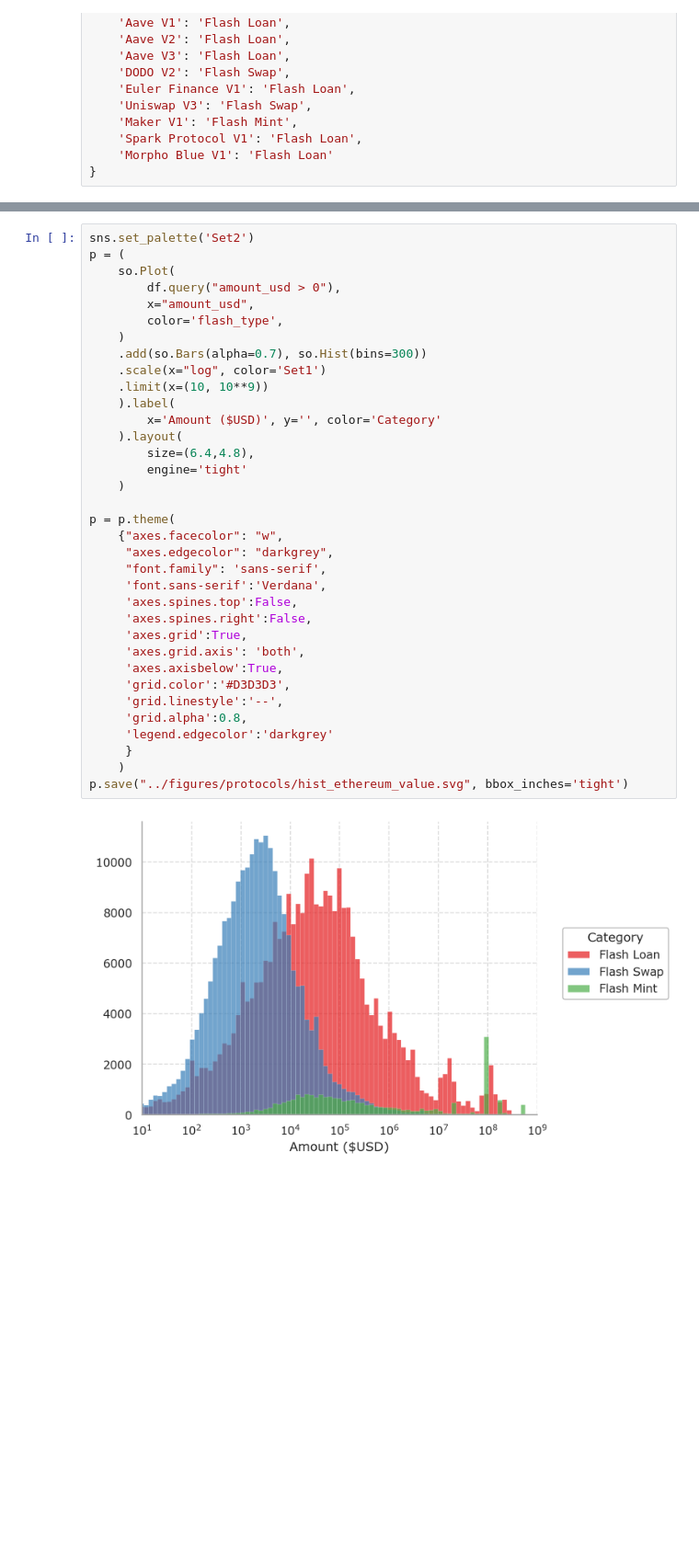
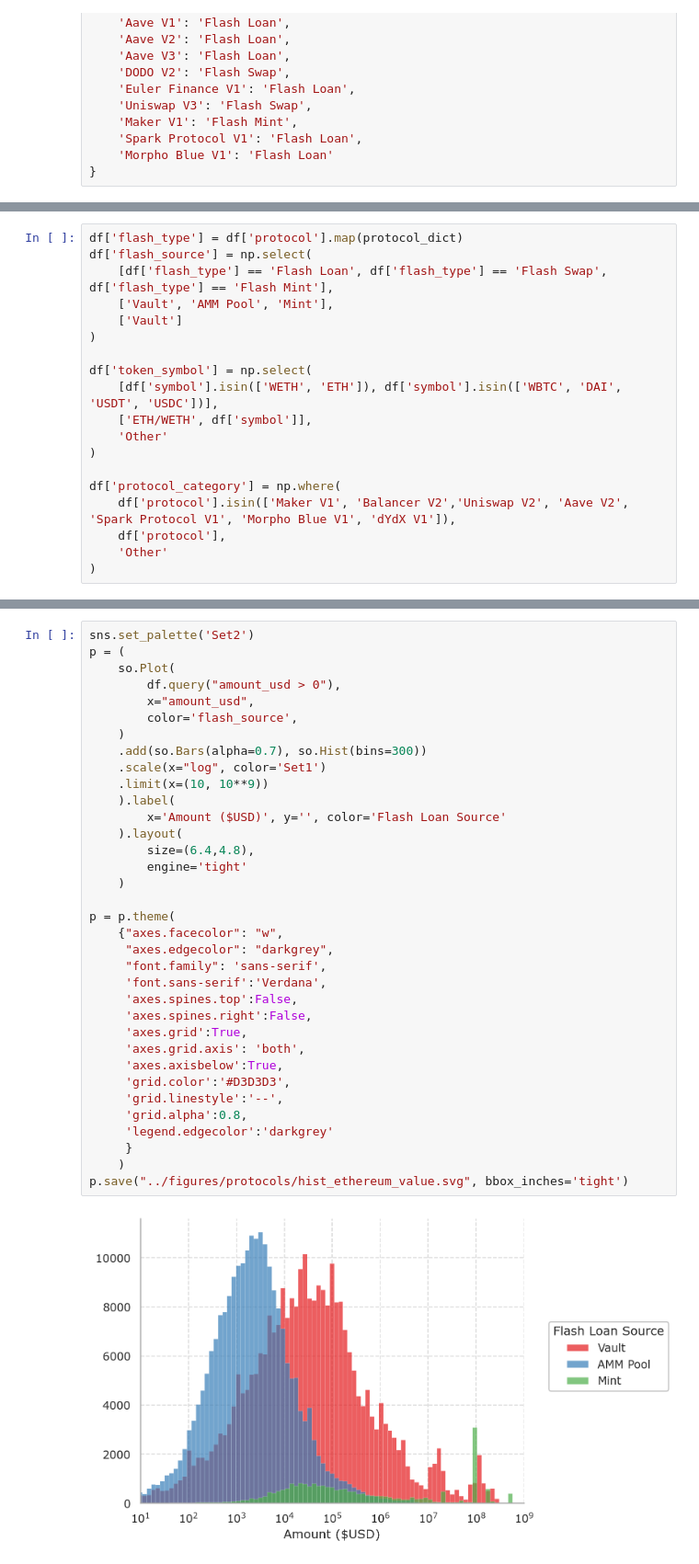
Before and after one commit to JacobSharples/FlashLoans, a Jupyter notebook: notebooks/02b_protocol_usage.ipynb, the cells around one changed output, grey strips where cells are left out. Shown at 92% size. Saved outputs shown, nothing was run; the diff lists cells and outputs as text; blank space fills up the shorter version.

Commit message:
Added plots about protocol and token usage on Ethereum

```diff
--- a/notebooks/02b_protocol_usage.ipynb
+++ b/notebooks/02b_protocol_usage.ipynb
@@ -30,0 +89,19 @@ df['flash_type'] = df['protocol'].map(protocol_dict)
+# %%
+df['flash_type'] = df['protocol'].map(protocol_dict)
+df['flash_source'] = np.select(
+    [df['flash_type'] == 'Flash Loan', df['flash_type'] == 'Flash Swap', df['flash_type'] == 'Flash Mint'],
+    ['Vault', 'AMM Pool', 'Mint'],
+    ['Vault']
+)
+
+df['token_symbol'] = np.select(
+    [df['symbol'].isin(['WETH', 'ETH']), df['symbol'].isin(['WBTC', 'DAI', 'USDT', 'USDC'])],
+    ['ETH/WETH', df['symbol']],
+    'Other'
+)
+
+df['protocol_category'] = np.where(
+    df['protocol'].isin(['Maker V1', 'Balancer V2','Uniswap V2', 'Aave V2', 'Spark Protocol V1', 'Morpho Blue V1', 'dYdX V1']),
+    df['protocol'],
+    'Other'
+)
@@ -34,34 +116,34 @@ p = (
     so.Plot(
         df.query("amount_usd > 0"),
         x="amount_usd",
-        color='flash_type',
+        color='flash_source',
     )
     .add(so.Bars(alpha=0.7), so.Hist(bins=300))
     .scale(x="log", color='Set1')
     .limit(x=(10, 10**9))
     ).label(
-        x='Amount ($USD)', y='', color='Category'
+        x='Amount ($USD)', y='', color='Flash Loan Source'
     ).layout(
         size=(6.4,4.8),
         engine='tight'
     )
 
 p = p.theme(
     {"axes.facecolor": "w",
      "axes.edgecolor": "darkgrey",
      "font.family": 'sans-serif',
      'font.sans-serif':'Verdana',
      'axes.spines.top':False,
      'axes.spines.right':False,
      'axes.grid':True,
      'axes.grid.axis': 'both',
      'axes.axisbelow':True,
      'grid.color':'#D3D3D3',
      'grid.linestyle':'--',
      'grid.alpha':0.8,
      'legend.edgecolor':'darkgrey'
      }
     )
 p.save("../figures/protocols/hist_ethereum_value.svg", bbox_inches='tight')
 # %% [output]
-[figure, old version]
+[figure, new version]
```
Also changed, not shown: parts of 16 cells of this notebook, 2 other files.
